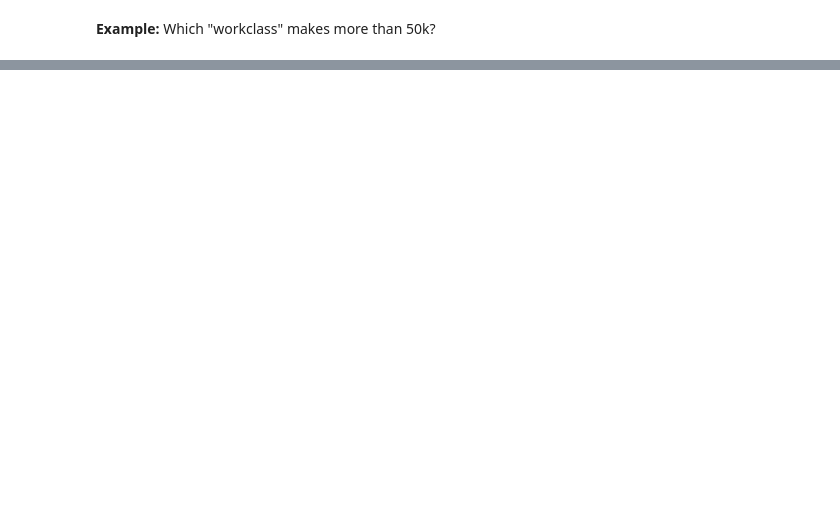
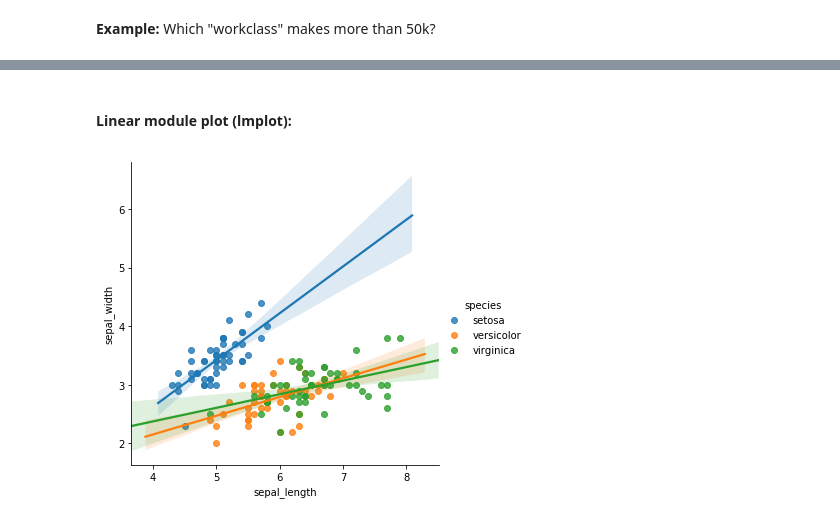
Before and after one commit to mesmalif/Predictive-Modelling-and-Data-Mining, a Jupyter notebook: W2_Data Preparation.ipynb, the cells around one changed output, grey strips where cells are left out. Cells and saved outputs as stored; diff of their text form; code cells hidden in the pictures; blank space fills up the shorter version.

```diff
--- a/W2_Data Preparation.ipynb
+++ b/W2_Data Preparation.ipynb
@@ -212,0 +293,5 @@ Name: workclass, dtype: int64
+# %%
+# Load the iris dataset
+iris = sns.load_dataset("iris")
+
+iris.head()
@@ -212,0 +305,10 @@ Name: workclass, dtype: int64
+# %% [markdown]
+#### Linear module plot (lmplot):
+# %%
+import seaborn as sns
+
+sns.lmplot(data=iris, x='sepal_length' , y='sepal_width', hue='species')
+
+plt.show()
+# %% [output]
+[figure, added]
```
Also changed, not shown: parts of 22 cells of this notebook, 3 other files.
